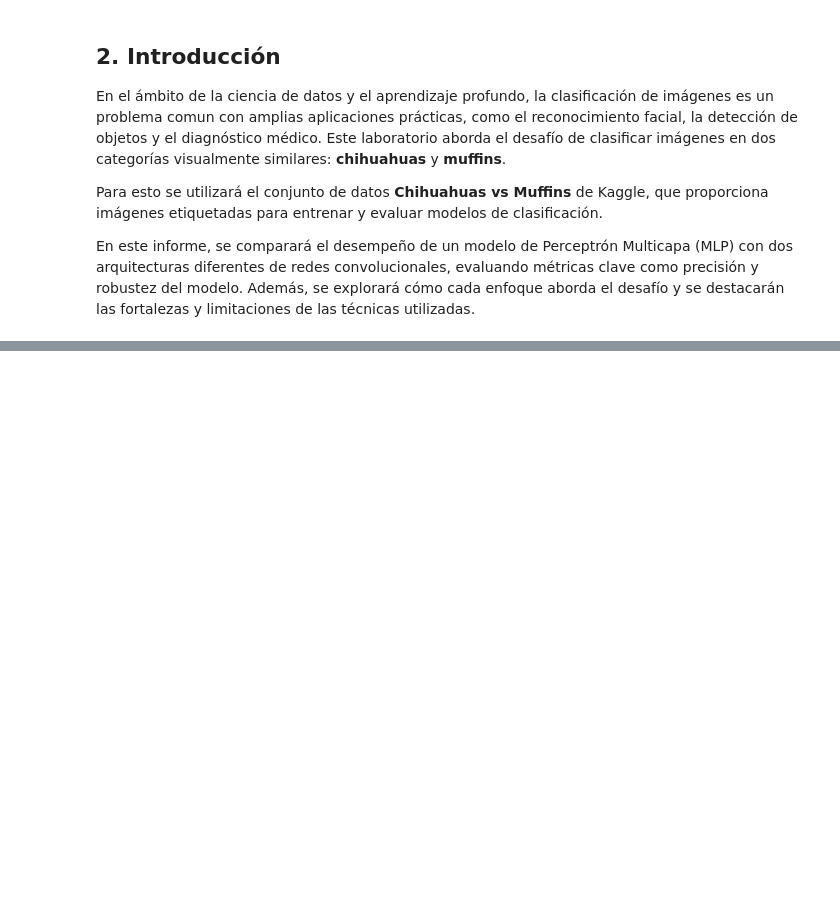
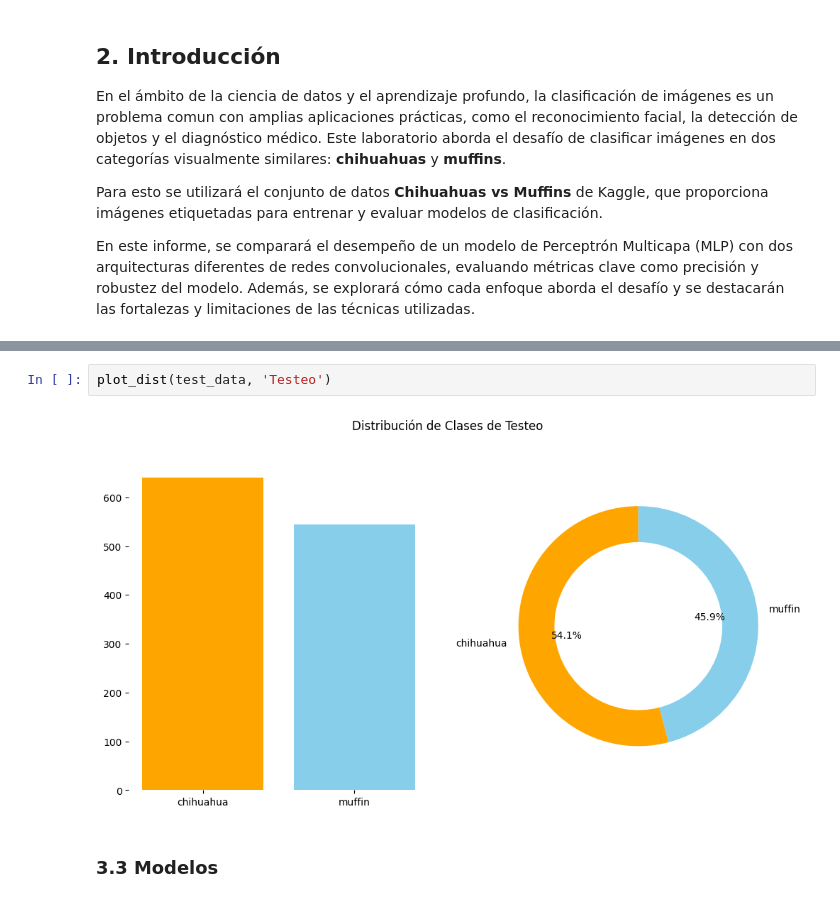
Before and after one commit to Gaddran/Tarea2MLA, a Jupyter notebook: Tarea2.ipynb, the cells around one changed output, grey strips where cells are left out. Cells and saved outputs as stored; diff of their text form; blank space fills up the shorter version.

```diff
--- a/Tarea2.ipynb
+++ b/Tarea2.ipynb
@@ -67,0 +225,6 @@ To enable the following instructions: SSE4.1 SSE4.2 AVX AVX2 FMA, in other opera
+# %%
+plot_dist(test_data, 'Testeo')
+# %% [output]
+[figure, added]
+# %% [markdown]
+### 3.3 Modelos
```
Also changed, not shown: parts of 40 cells of this notebook, 4 other files.
